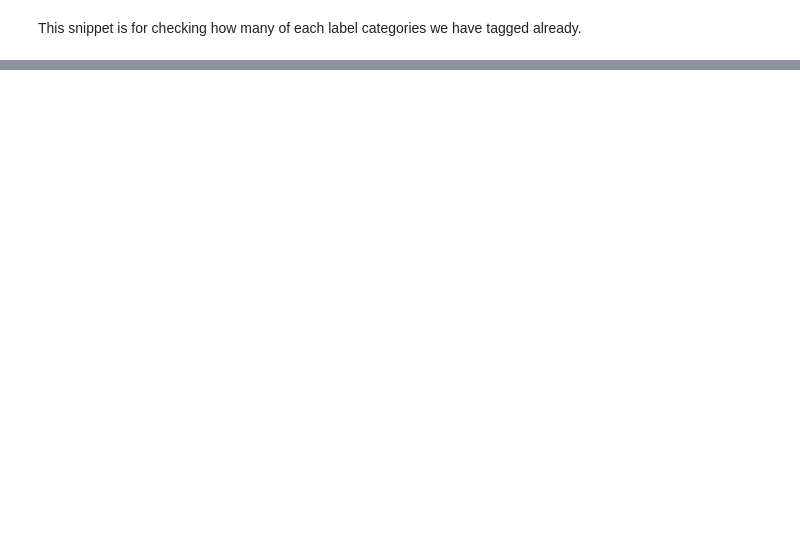
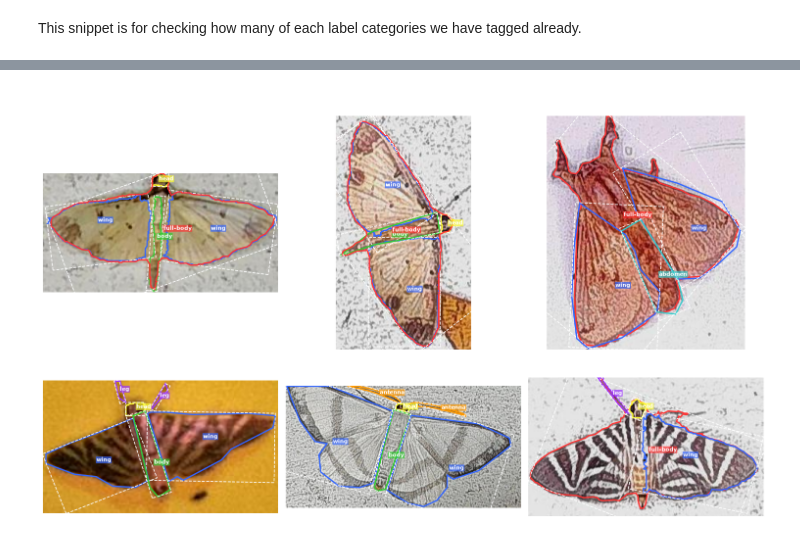
Before and after one commit to alexisbrouillette/antenna, a Jupyter notebook: notebooks/data_exploration.ipynb, the cells around one changed output, grey strips where cells are left out. Cells and saved outputs as stored; diff of their text form; code cells hidden in the pictures; blank space fills up the shorter version.

```diff
--- a/notebooks/data_exploration.ipynb
+++ b/notebooks/data_exploration.ipynb
@@ -308,0 +1071,97 @@ else:
+# %%
+import os
+import glob
+import json
+import cv2
+import random
+import numpy as np
+import matplotlib.pyplot as plt
+
+IMAGES_DIR = "../data/antenna_field_images"
+
+def visualize_single_obb_fitting(json_path, ax):
+    # Load image
+    img_path = json_path.replace('.json', '.jpg')
+    if not os.path.exists(img_path):
+        return
+    img = cv2.imread(img_path)
+    img = cv2.cvtColor(img, cv2.COLOR_BGR2RGB)
+    ax.imshow(img)
+
+    # Load shapes
+    with open(json_path, 'r', encoding='utf-8') as jf:
+        data_json = json.load(jf)
+
+    colors = {
+        'full-body': '#FF3333',
+        'wing': '#3366FF',
+        'body': '#33CC33',
+        'antenna': '#FF9900',
+        'leg': '#9933FF',
+        'head': '#FFFF33'
+    }
+
+    for shape in data_json.get('shapes', []):
+        label = shape.get('label')
+        points = np.array(shape.get('points', []), dtype=np.int32)
+        color = colors.get(label, '#33CCCC')
+
+        # 1. Plot original polygon contour
+        poly = plt.Polygon(points, fill=False, edgecolor=color, linewidth=2, label=f"Contour: {label}")
+        ax.add_patch(poly)
+
+        # 2. Compute and plot Min Area Bounding Box (OBB)
+        pts_arr = np.array(points, dtype=np.float32).reshape(-1, 1, 2)
+        rect = cv2.minAreaRect(pts_arr)
+        box = cv2.boxPoints(rect)
+        box = np.intp(box)
+
+        obb = plt.Polygon(box, fill=False, edgecolor='#FFFFFF', linestyle='--', linewidth=1.2, label=f"OBB: {label}")
+        ax.add_patch(obb)
+
+        # Add text label at centroid
+        cx, cy = np.mean(points, axis=0)
+        ax.text(cx, cy, label, color='white', fontsize=8, weight='bold',
+                 bbox=dict(facecolor=color, alpha=0.7, edgecolor='none', boxstyle='round,pad=0.1'))
+
+    ax.set_title(os.path.basename(img_path), fontsize=10, color='white')
+    ax.axis('off')
+
+def plot_obb_fitting_samples(num_samples=6):
+    json_files = glob.glob(os.path.join(IMAGES_DIR, "*.json"))
+    # Filter for files that actually have annotated traits
+    valid_files = []
+    for f in json_files:
+        with open(f, 'r', encoding='utf-8') as jf:
+            data_json = json.load(jf)
+        if len(data_json.get("shapes", [])) >= 3:
+            valid_files.append(f)
+
+    if not valid_files:
+        print("❌ No annotated files with multiple shapes found.")
+        return
+
+    samples = random.sample(valid_files, min(num_samples, len(valid_files)))
+
+    # Create a grid layout
+    cols = 3
+    rows = (len(samples) + cols - 1) // cols
+
+    fig, axes = plt.subplots(rows, cols, figsize=(15, 5 * rows))
+    axes = axes.flatten() if hasattr(axes, 'flatten') else [axes]
+
+    for i, json_path in enumerate(samples):
+        visualize_single_obb_fitting(json_path, axes[i])
+
+    # Turn off unused subplots
+    for j in range(i + 1, len(axes)):
+        axes[j].axis('off')
+
+    plt.suptitle("Oriented Bounding Box (OBB) Fitting Grid Check", fontsize=16, color='white')
+    plt.tight_layout()
+    plt.show()
+
+# Run the visualization for 6 random samples
+plot_obb_fitting_samples(num_samples=6)
+# %% [output]
+[figure, added]
```
Also changed, not shown: parts of 17 cells of this notebook, 54 other files.
